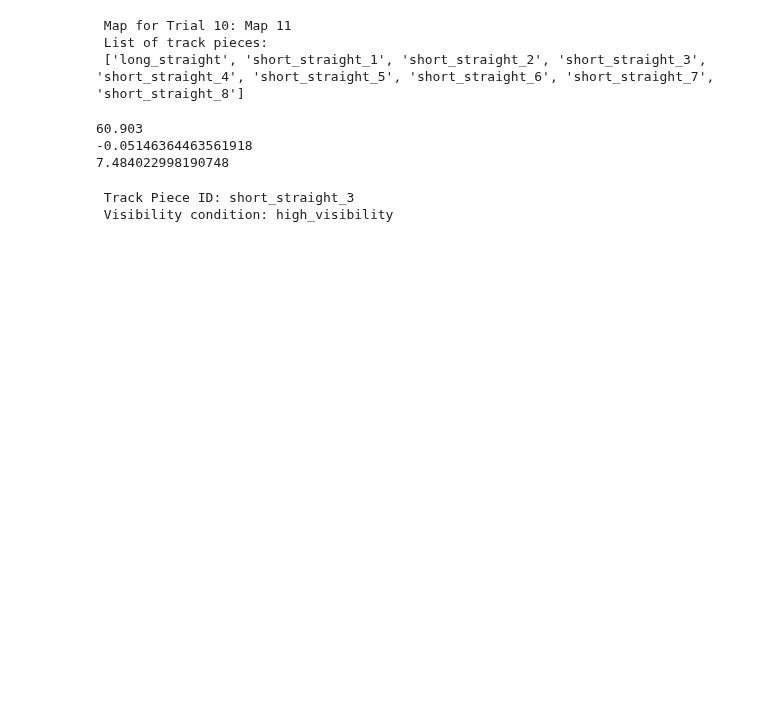
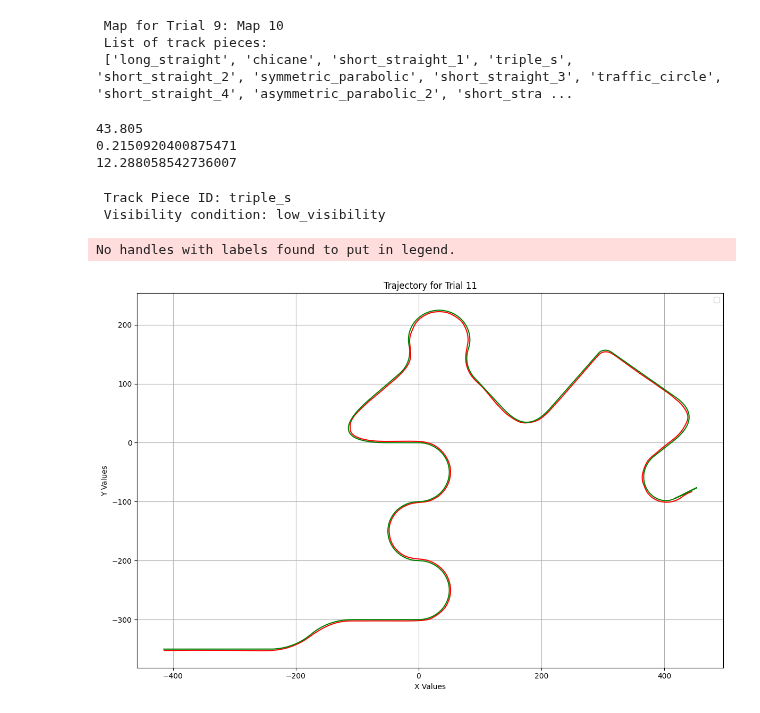
Before and after one commit to GraceRoessling/driving_exp_1_analyses, a Jupyter notebook: experiment_analyses/jupyter_notebooks/Get_subject_data.ipynb, the cells around one changed output. Cells and saved outputs as stored; diff of their text form; code cells hidden in the pictures; blank space fills up the shorter version.

```diff
--- a/experiment_analyses/jupyter_notebooks/Get_subject_data.ipynb
+++ b/experiment_analyses/jupyter_notebooks/Get_subject_data.ipynb
@@ -27,7 +27,7 @@ trial_list = [0,1,2,3,4,5,6,7,8,9,10] # I use 0th based lists to index the trial
 # Pick a subject, and pick a trial number! -----------
 #subject_id = unfamiliar_group_ids[0] # pick a subject#
 subject_id = familiar_group_ids[0] # pick a subject#
-trial_number = 10
+trial_number = 9
 # %%
 # Get objects associated to a given subject and their trial
 subject_object = subject_dict[subject_id]
@@ -40,9 +40,9 @@ track_piece_object_dict = trial_object.pieces # dictionary that contains track_p
 
 print(f" Map for Trial {trial_number}:","Map", trial_map_number,"\n","List of track pieces:","\n", track_piece_list) # high_visibility, then good. if low_visibility, that means the track piece has fog
 # %% [output]
- Map for Trial 10: Map 11
+ Map for Trial 9: Map 10
  List of track pieces:
- ['long_straight', 'short_straight_1', 'short_straight_2', 'short_straight_3', 'short_straight_4', 'short_straight_5', 'short_straight_6', 'short_straight_7', 'short_straight_8']
+ ['long_straight', 'chicane', 'short_straight_1', 'triple_s', 'short_straight_2', 'symmetric_parabolic', 'short_straight_3', 'traffic_circle', 'short_straight_4', 'asymmetric_parabolic_2', 'short_stra ...
 # %%
 # To get all the data of a given trial and subject!
 
@@ -63,9 +63,9 @@ print(max(list(t1)))
 print(t1.mean())
 print(t1.std())
 # %% [output]
-60.903
--0.05146364463561918
-7.484022998190748
+43.805
+0.2150920400875471
+12.288058542736007
 # %%
 # To get data associated to a given track piece! These are dataframes that are filtered for only the data associated to a given track piece
 track_piece_id = track_piece_list[3] # choose a track piece from the list
@@ -80,30 +80,33 @@ track_camera_position_df = track_dataframe_dict["main_camera"]
 track_vehicle_position_df = track_dataframe_dict["vehicle_movement"]
 track_main_vehicle_vars_df = track_dataframe_dict["Vehicle_DrivingSim"]
 # %% [output]
- Track Piece ID: short_straight_3
- Visibility condition: high_visibility
+ Track Piece ID: triple_s
+ Visibility condition: low_visibility
 # %%
 import matplotlib.pyplot as plt
 import pandas as pd
 
 center_points_dir = 'C:/Users/graci/Dropbox/PAndA/Thesis Experiment 2/rhino_and_grasshopper/grasshopper_points'
 center_df = pd.read_csv(os.path.join(center_points_dir, "map_10_points.csv"), header=None, names=['segment', 'x', 'y'])
 
 ## Run trajectory analysis on Trial 11 ========================================================
 # Create a new figure
-# plt.figure(figsize=(12, 8))
+plt.figure(figsize=(12, 8))
 
 #Plot Trajectory
-# plt.plot(track_camera_position_df['pos_x'], track_camera_position_df['pos_z'], color='r')
+plt.plot(camera_position_df['pos_x'], camera_position_df['pos_z'], color='r')
 
 #Plot center
-# plt.plot(center_df['x'], center_df['y'], color='g')
+plt.plot(center_df['x'], center_df['y'], color='g')
 
 #Plots
-# plt.title('Trajectory for Trial 11')
-# plt.xlabel('X Values')
-# plt.ylabel('Y Values')
-# plt.legend()
-# plt.grid(True)
-# plt.tight_layout()
-#plt.show()
+plt.title('Trajectory for Trial 11')
+plt.xlabel('X Values')
+plt.ylabel('Y Values')
+plt.legend()
+plt.grid(True)
+plt.tight_layout()
+plt.show()
+# %% [output]
+No handles with labels found to put in legend.
+[figure, added]
```
Also changed, not shown: parts of 4 cells of this notebook.
